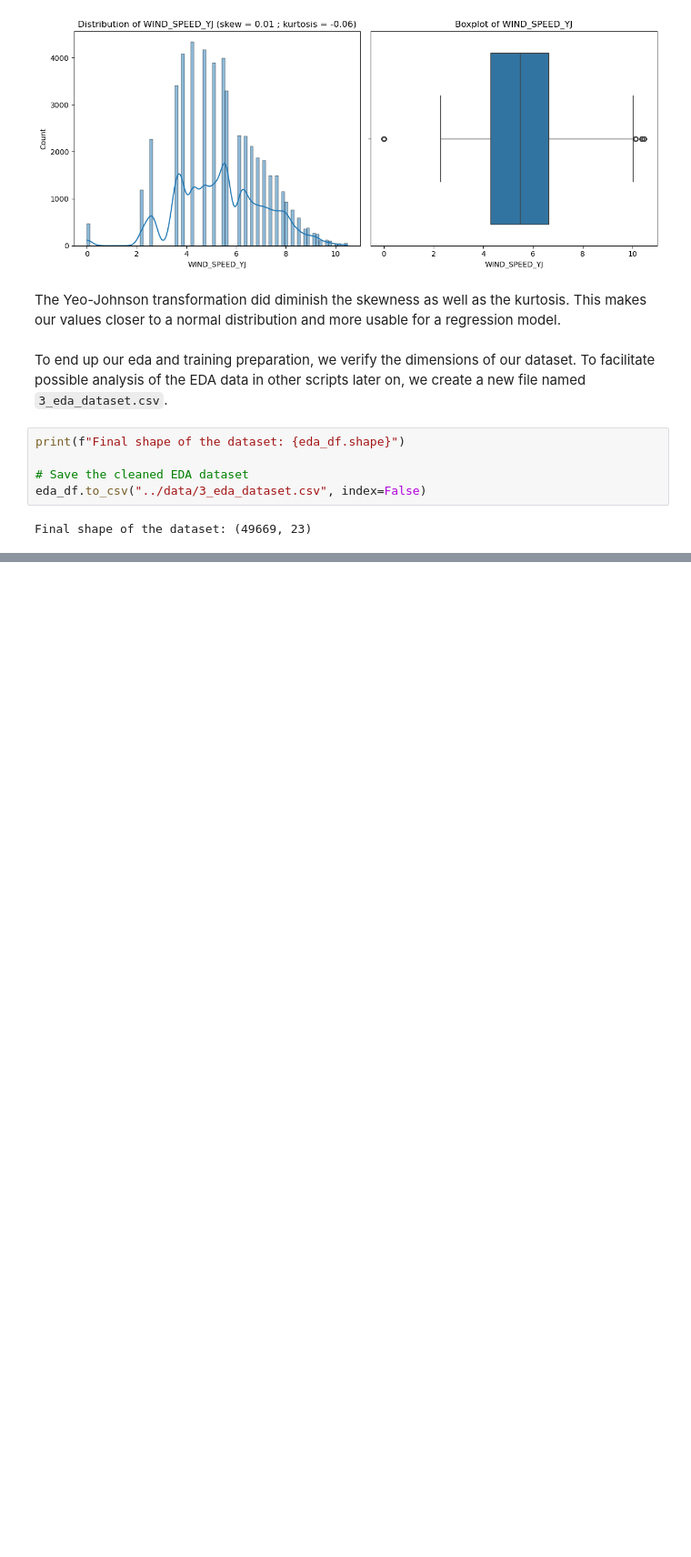
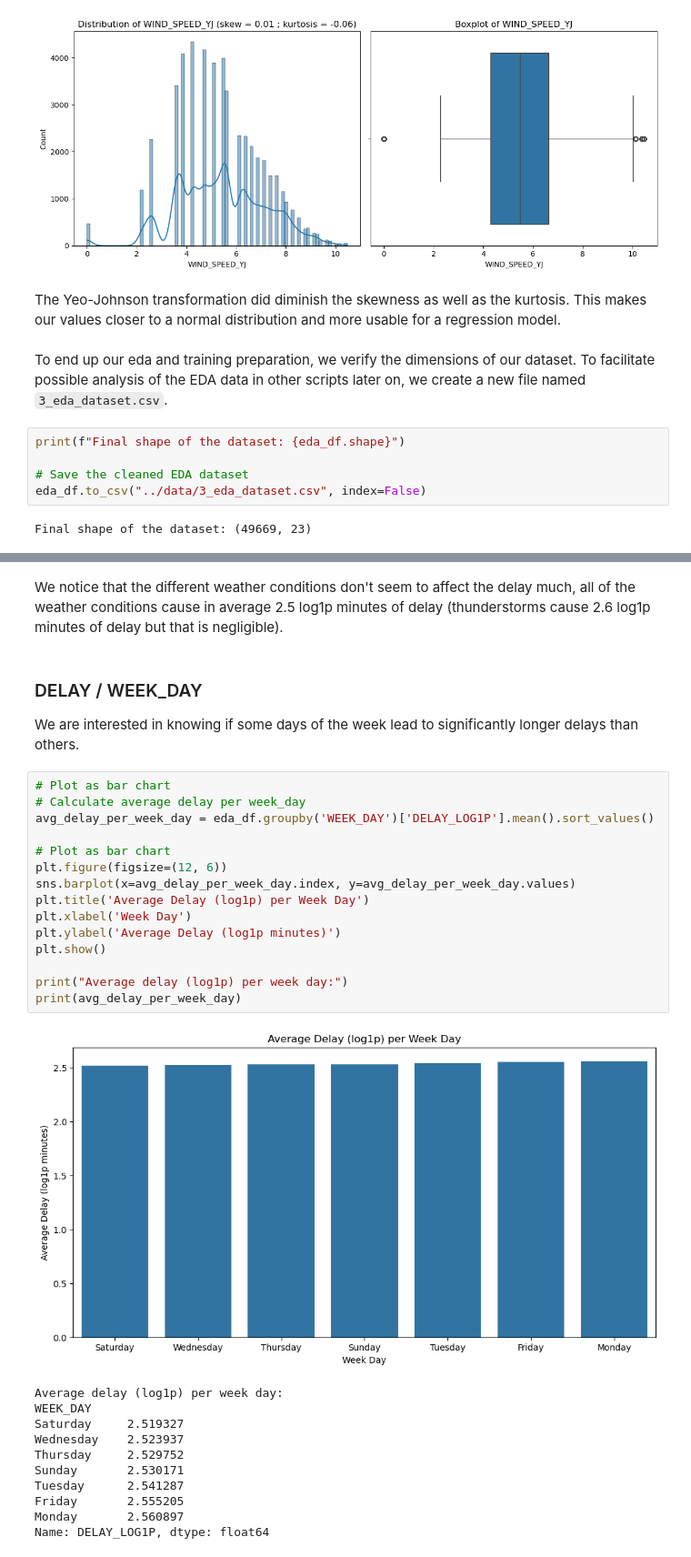
Before and after one commit to StutenEXE/utc-tz-machine-learning-toronto-bus-prediction, a Jupyter notebook: notebooks/2_eda.ipynb, the cells around one changed output, grey strips where cells are left out. Shown at 91% size. Drawn from its saved outputs; the diff is of its cells as text; blank space fills up the shorter version.

```diff
--- a/notebooks/2_eda.ipynb
+++ b/notebooks/2_eda.ipynb
@@ -1173,0 +1305,33 @@ Final shape of the dataset: (49669, 23)
+# %% [markdown]
+We notice that the different weather conditions don't seem to affect the delay much, all of the weather conditions cause in average 2.5 log1p minutes of delay (thunderstorms cause 2.6 log1p minutes of delay but that is negligible).
+# %% [markdown]
+### DELAY / WEEK_DAY
+
+We are interested in knowing if some days of the week lead to significantly longer delays than others.
+# %%
+# Plot as bar chart
+# Calculate average delay per week_day
+avg_delay_per_week_day = eda_df.groupby('WEEK_DAY')['DELAY_LOG1P'].mean().sort_values()
+
+# Plot as bar chart
+plt.figure(figsize=(12, 6))
+sns.barplot(x=avg_delay_per_week_day.index, y=avg_delay_per_week_day.values)
+plt.title('Average Delay (log1p) per Week Day')
+plt.xlabel('Week Day')
+plt.ylabel('Average Delay (log1p minutes)')
+plt.show()
+
+print("Average delay (log1p) per week day:")
+print(avg_delay_per_week_day)
+# %% [output]
+[figure, added]
+Average delay (log1p) per week day:
+WEEK_DAY
+Saturday     2.519327
+Wednesday    2.523937
+Thursday     2.529752
+Sunday       2.530171
+Tuesday      2.541287
+Friday       2.555205
+Monday       2.560897
+Name: DELAY_LOG1P, dtype: float64
```
Also changed, not shown: parts of 28 cells of this notebook.
